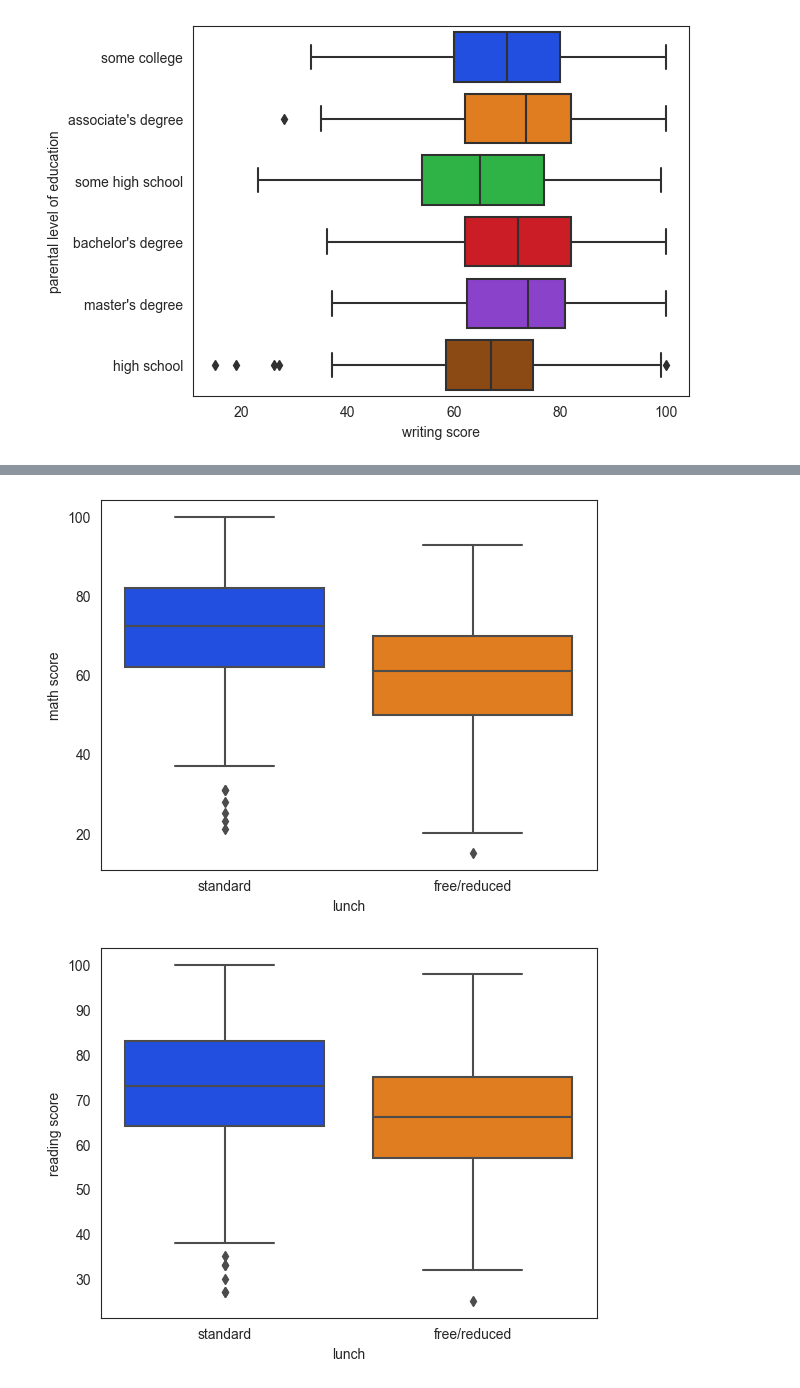
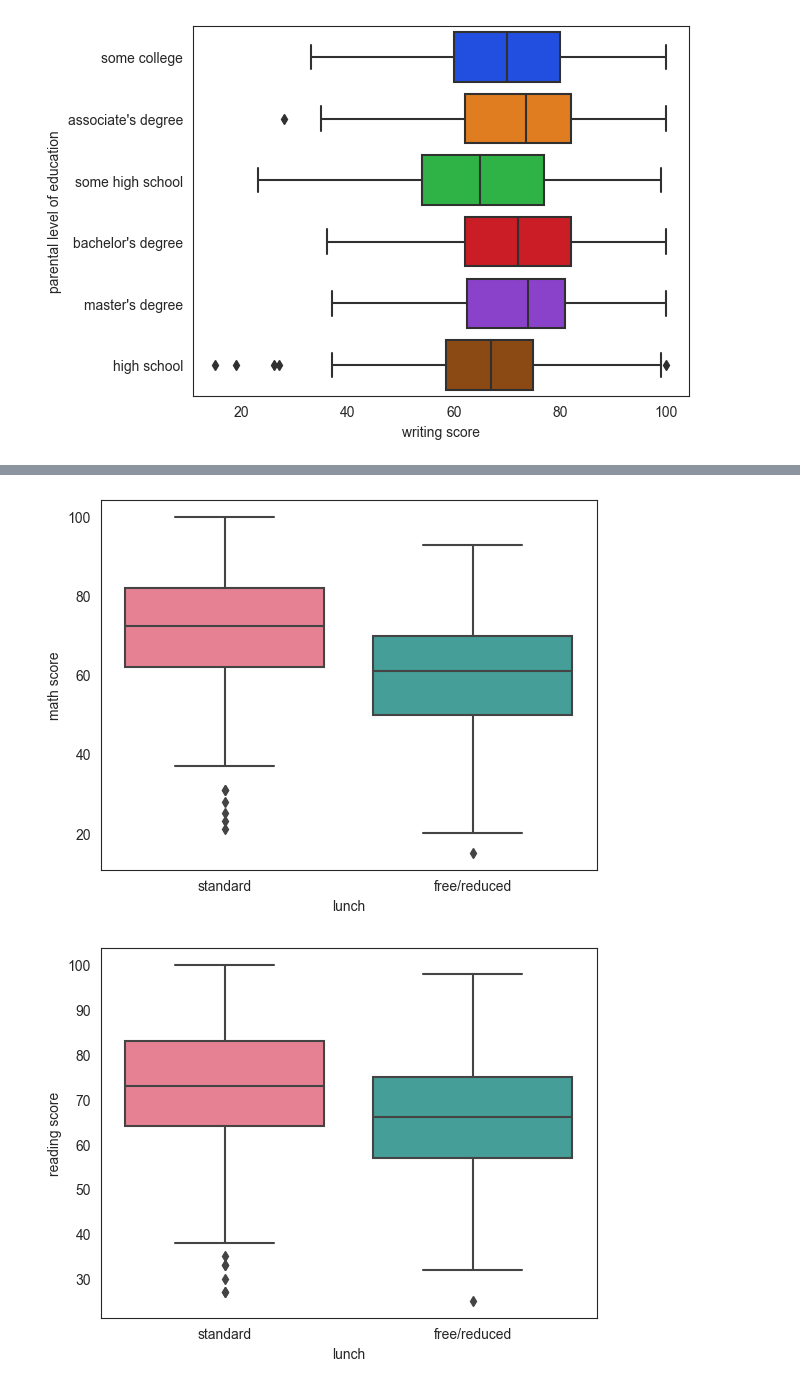
Before and after one commit to DanielPopoola/data-science-projects, a Jupyter notebook: Student-Performance-Prediction.ipynb, the cells around one changed output, grey strips where cells are left out. Saved outputs shown, nothing was run; the diff lists cells and outputs as text; code cells hidden in the pictures.

```diff
--- a/Student-Performance-Prediction.ipynb
+++ b/Student-Performance-Prediction.ipynb
@@ -167,9 +167,10 @@ for test in tests:
 # %%
 for test in tests:
     sns.set_style('white')
-    sns.set_palette('bright')
+    sns.set_palette('dark')
     sns.boxplot(data=data,
                 x='gender',
-                y=test)
+                y=test,
+                palette='husl')
     plt.show()
 # %% [output]
@@ -180,11 +181,12 @@ for test in tests:
 race = ['group A','group B','group C','group D','group E']
 for test in tests:
     sns.set_style('white')
-    sns.set_palette('bright')
+    sns.set_palette('dark')
     sns.boxplot(data=data,
                 x='race/ethnicity',
                 y=test,
-                order=race)
+                order=race,
+                palette = 'husl')
     plt.xticks(rotation=45)
     plt.show()
 # %% [output]
@@ -194,12 +196,13 @@ for test in tests:
 # %%
 for test in tests:
     sns.set_style('white')
     sns.set_palette('bright')
     sns.boxplot(data=data,
                 x='lunch',
-                y=test)
+                y=test,
+                palette='husl')
     plt.xticks(rotation=0)
     plt.show()
 # %% [output]
-[figure, old version]
+[figure, new version]
-[figure, old version]
+[figure, new version]
```
Also changed, not shown: parts of 5 cells of this notebook.
